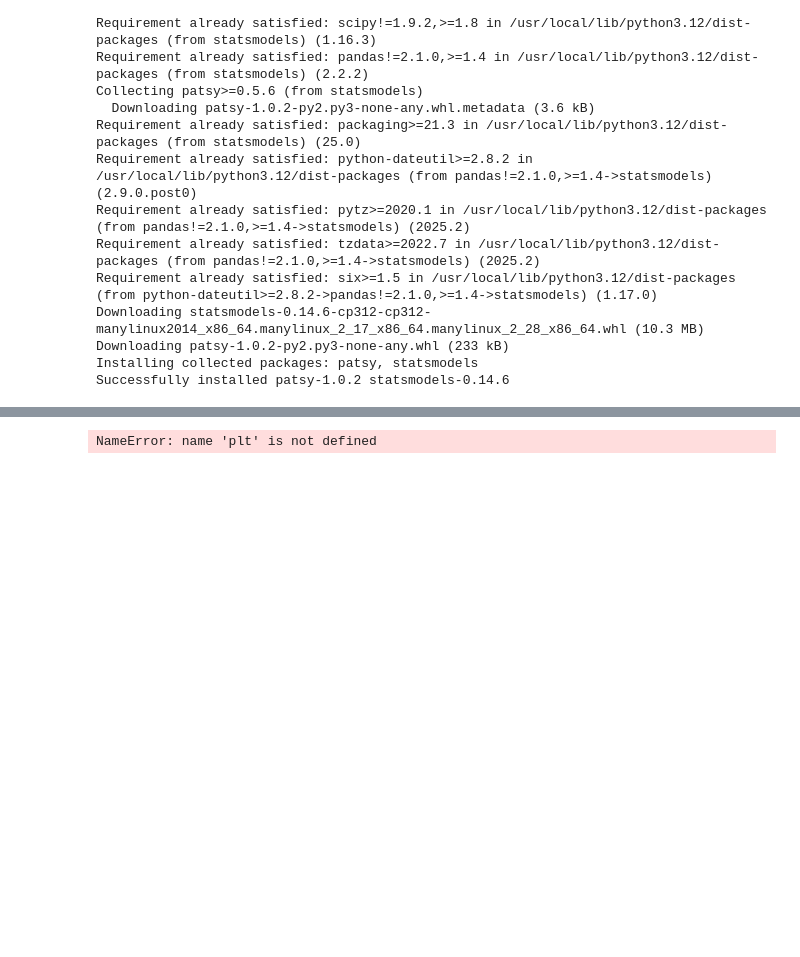
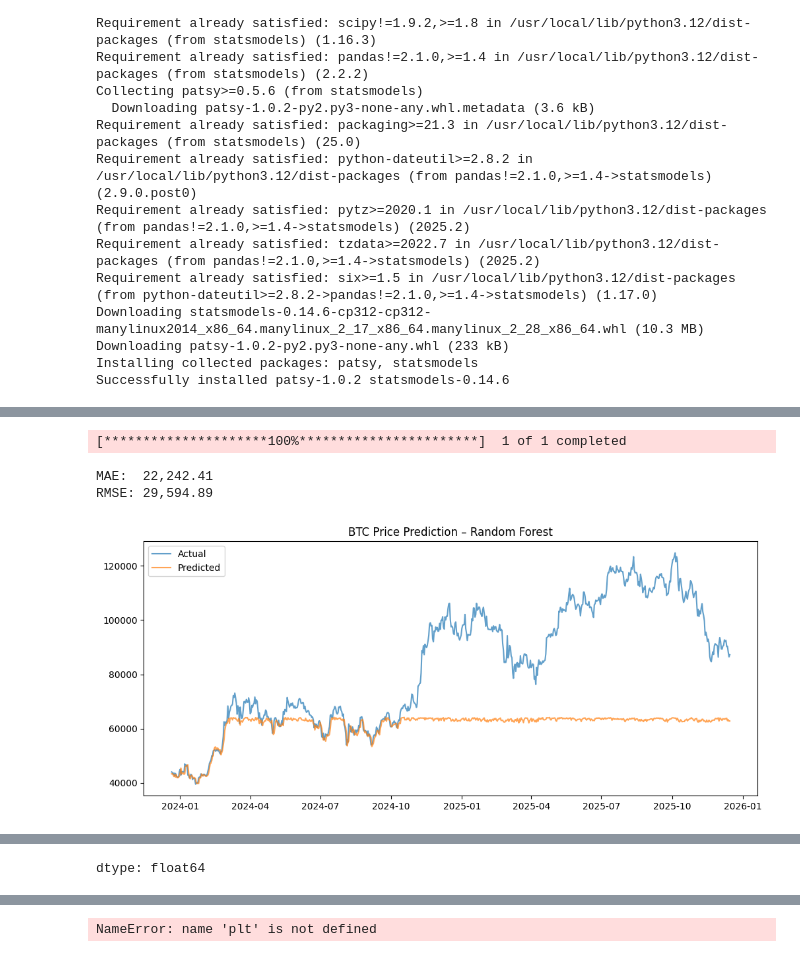
Before and after one commit to ldenarbonne/MLOpengouins, a Jupyter notebook: bitcoin_price_prediction.ipynb, the cells around one changed output, grey strips where cells are left out. Drawn from its saved outputs; the diff is of its cells as text; code cells hidden in the pictures; blank space fills up the shorter version.

```diff
--- a/bitcoin_price_prediction.ipynb
+++ b/bitcoin_price_prediction.ipynb
@@ -447,0 +529,72 @@ Warnings:
+# %%
+# run a random forest model to predict bitcoin prices
+import yfinance as yf
+import pandas as pd
+import numpy as np
+
+# Download BTC price data
+df = yf.download("BTC-USD", start="2016-01-01")
+
+# Feature engineering
+df["return_1"] = df["Close"].pct_change(1)
+df["return_5"] = df["Close"].pct_change(5)
+df["return_10"] = df["Close"].pct_change(10)
+
+df["lag_1"] = df["Close"].shift(1)
+df["lag_2"] = df["Close"].shift(2)
+df["lag_5"] = df["Close"].shift(5)
+
+df["volume_change"] = df["Volume"].pct_change(1)
+
+# Target: next-day close
+df["target"] = df["Close"].shift(-1)
+
+df = df.dropna()
+
+from sklearn.model_selection import train_test_split
+
+X = df.drop(columns=["target"])
+y = df["target"]
+
+X_train, X_test, y_train, y_test = train_test_split(
+    X, y, test_size=0.2, shuffle=False
+)
+from sklearn.ensemble import RandomForestRegressor
+
+rf = RandomForestRegressor(
+    n_estimators=500,
+    max_depth=10,
+    min_samples_split=10,
+    min_samples_leaf=5,
+    max_features="sqrt",
+    random_state=42,
+    n_jobs=-1
+)
+
+rf.fit(X_train, y_train)
+from sklearn.metrics import mean_absolute_error, root_mean_squared_error
+
+preds = rf.predict(X_test)
+
+mae = mean_absolute_error(y_test, preds)
+rmse = root_mean_squared_error(y_test, preds)
+
+print(f"MAE:  {mae:,.2f}")
+print(f"RMSE: {rmse:,.2f}")
+
+import matplotlib.pyplot as plt
+
+plt.figure(figsize=(12,5))
+plt.plot(y_test.index, y_test, label="Actual", alpha=0.7)
+plt.plot(y_test.index, preds, label="Predicted", alpha=0.7)
+plt.title("BTC Price Prediction – Random Forest")
+plt.legend()
+plt.show()
+
+importances = pd.Series(rf.feature_importances_, index=X.columns)
+importances.sort_values(ascending=False).head(10)
+# %% [output]
+[*********************100%***********************]  1 of 1 completed
+MAE:  22,242.41
+RMSE: 29,594.89
+[figure, added]
@@ -447,0 +613 @@ Warnings:
+dtype: float64
```
Also changed, not shown: parts of 27 cells of this notebook.
